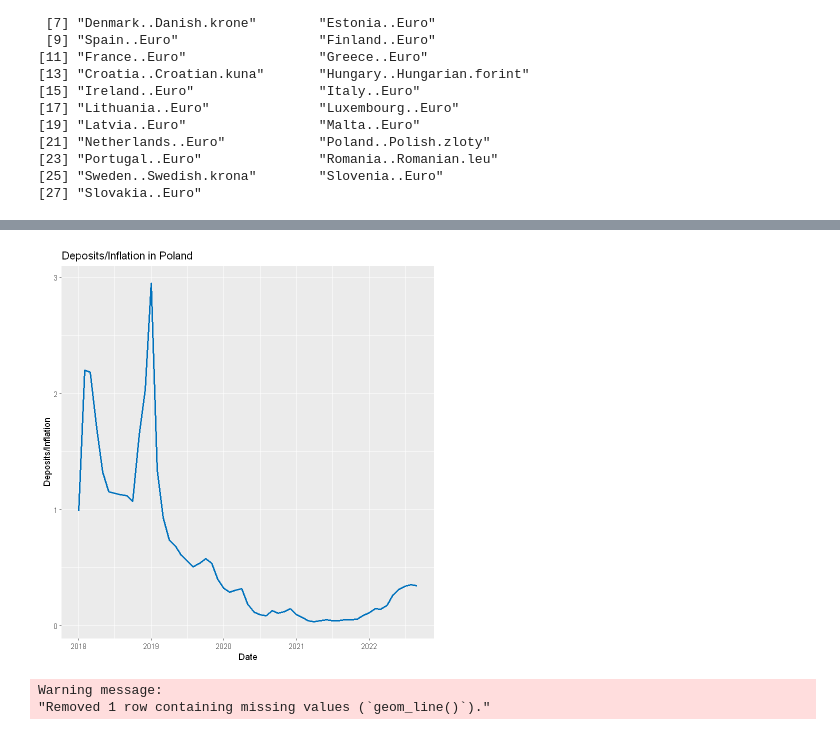
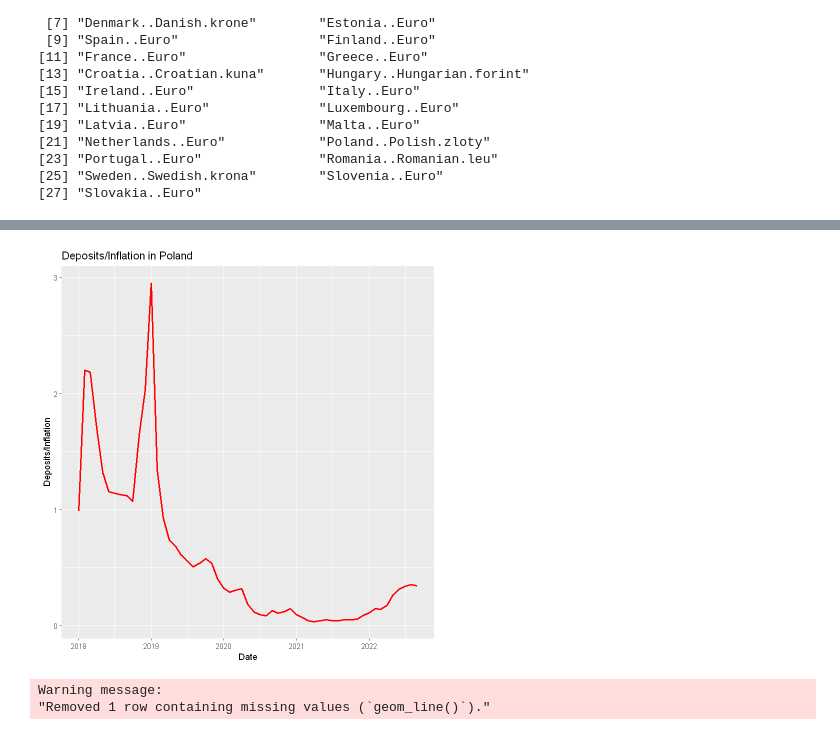
Before and after one commit to AdamixD/SAD_Projekt_1, a Jupyter notebook: Zadanie2.ipynb, the cells around one changed output, grey strips where cells are left out. Cells and saved outputs as stored; diff of their text form; code cells hidden in the pictures.

```diff
--- a/Zadanie2.ipynb
+++ b/Zadanie2.ipynb
@@ -115,5 +113,5 @@ periods_from2018 = subset(inflation_data, select=c(Period))[c(2:n_months),]
 # %%
-copy_inf = inflation_from2018 = subset(inflation_data, select=c(Period))[c(2:n_months),]
+copy_inf = subset(inflation_data, select=c(Period))[c(2:n_months),]
 # %%
 inflation_from2018 = subset(inflation_data, select=-c(EU..changing.composition.))[c(2:n_months),]
 # %%
@@ -169,4 +167,6 @@ for (i in 1:length(dep_cols)){
     new_column = deposits_from2018[col_dep] / inflation_from2018[col_inf]
     deposits_to_inflation[col_inf] = new_column
 }
-# output_df[Period] = periods_from2018
+names(deposits_to_inflation)[names(deposits_to_inflation) == "copy_inf"] <- "Period"
+# deposits_to_inflation[Period] = periods_from2018
+deposits_to_inflation['average'] = rowMeans(deposits_from2018[2:28], na.rm=TRUE)
@@ -175,12 +195,12 @@ names(deposits_to_inflation)[names(deposits_to_inflation) == "copy_inf"] <- "Per
 # %%
 ggplot(data = deposits_to_inflation) +
-  geom_line(aes(x = Period, y = Poland), color="#0072BD", size=1) +
+  geom_line(aes(x = Period, y = Poland), color="#FF0000", size=1) +
   theme(plot.margin = margin(.2,1,0.2,0.2, "cm")) +
   labs(x = "Date",
        y = "Deposits/Inflation",
        title = "Deposits/Inflation in Poland")
 # %% [output]
-[figure, old version]
+[figure, new version]
 # %%
 ggplot(data = deposits_to_inflation) +
     geom_line(aes(x = Period, y = Poland), color="#FF0000", size=1) +
```
Also changed, not shown: parts of 8 cells of this notebook.
